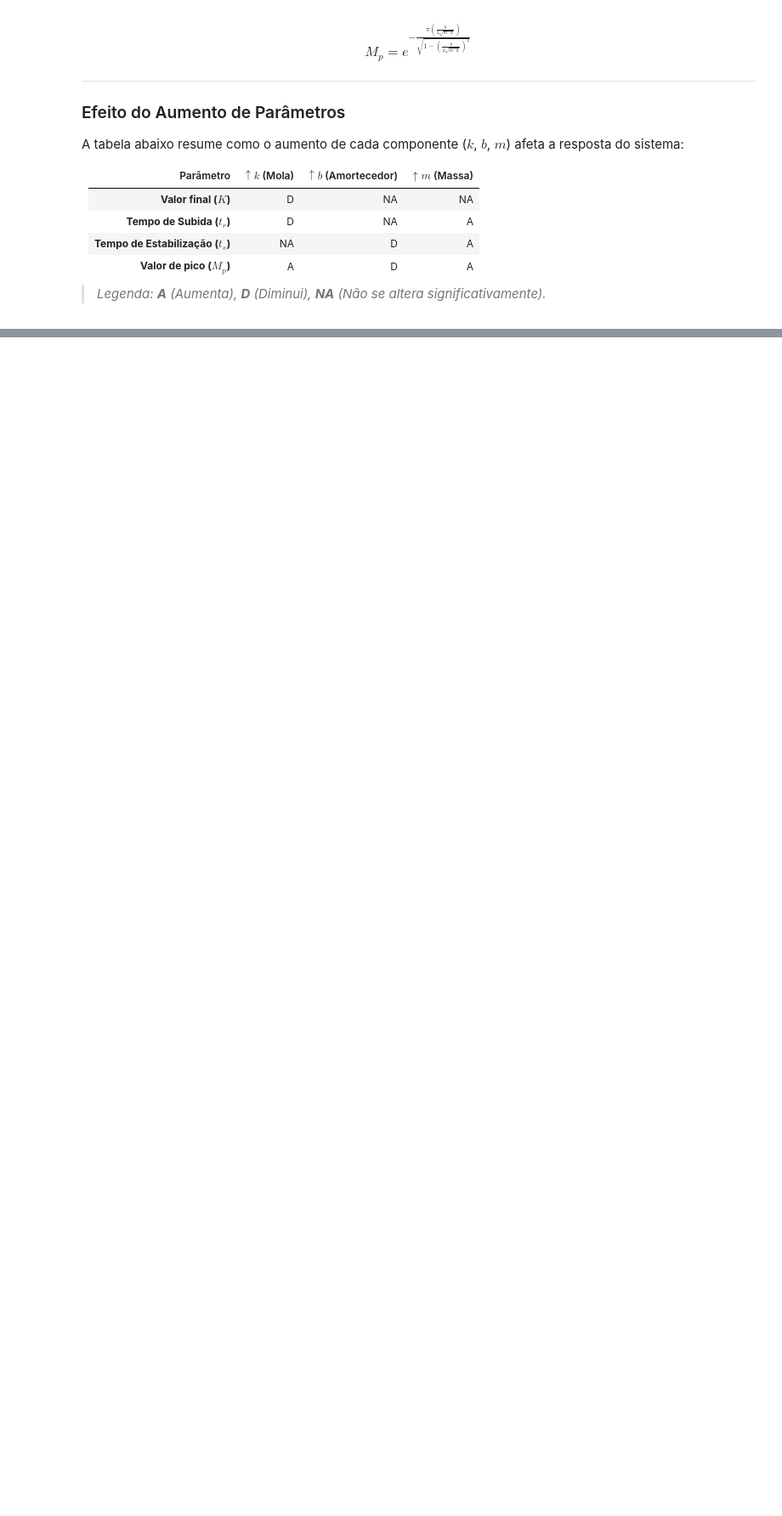
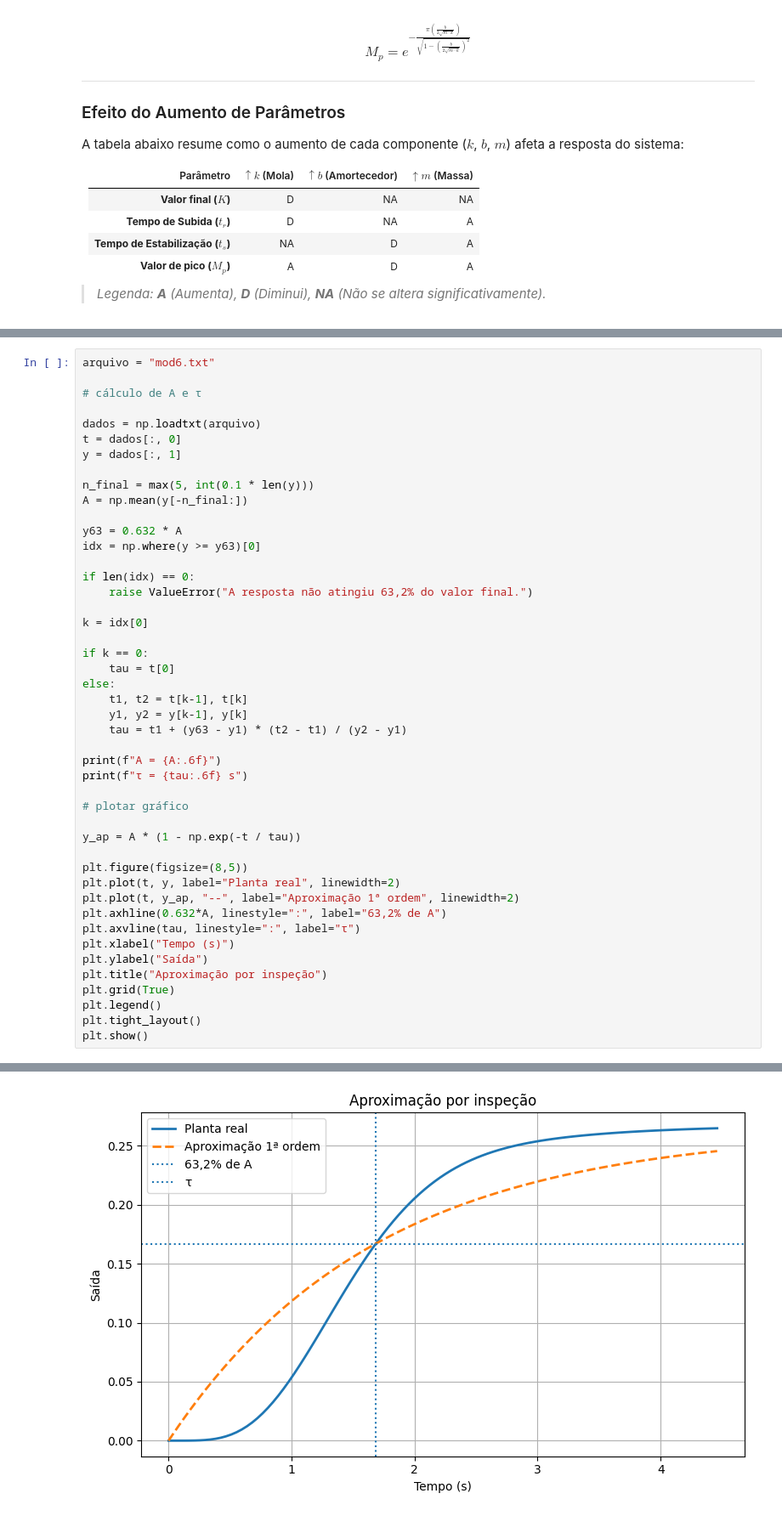
Before and after one commit to mwariene/EA722, a Jupyter notebook: EXP_1/roteiro_1.ipynb, the cells around one changed output, grey strips where cells are left out. Shown at 85% size. Cells and saved outputs as stored; diff of their text form; blank space fills up the shorter version.

```diff
--- a/EXP_1/roteiro_1.ipynb
+++ b/EXP_1/roteiro_1.ipynb
@@ -107,0 +229,47 @@ m = 3.1759456088866593, b = 5.003019722594189, k = 2.9999999920731
+# %%
+arquivo = "mod6.txt"
+
+# cálculo de A e τ
+
+dados = np.loadtxt(arquivo)
+t = dados[:, 0]
+y = dados[:, 1]
+
+n_final = max(5, int(0.1 * len(y)))
+A = np.mean(y[-n_final:])
+
+y63 = 0.632 * A
+idx = np.where(y >= y63)[0]
+
+if len(idx) == 0:
+    raise ValueError("A resposta não atingiu 63,2% do valor final.")
+
+k = idx[0]
+
+if k == 0:
+    tau = t[0]
+else:
+    t1, t2 = t[k-1], t[k]
+    y1, y2 = y[k-1], y[k]
+    tau = t1 + (y63 - y1) * (t2 - t1) / (y2 - y1)
+
+print(f"A = {A:.6f}")
+print(f"τ = {tau:.6f} s")
+
+# plotar gráfico
+
+y_ap = A * (1 - np.exp(-t / tau))
+
+plt.figure(figsize=(8,5))
+plt.plot(t, y, label="Planta real", linewidth=2)
+plt.plot(t, y_ap, "--", label="Aproximação 1ª ordem", linewidth=2)
+plt.axhline(0.632*A, linestyle=":", label="63,2% de A")
+plt.axvline(tau, linestyle=":", label="τ")
+plt.xlabel("Tempo (s)")
+plt.ylabel("Saída")
+plt.title("Aproximação por inspeção")
+plt.grid(True)
+plt.legend()
+plt.tight_layout()
+plt.show()
+# %% [output]
@@ -107,0 +278 @@ m = 3.1759456088866593, b = 5.003019722594189, k = 2.9999999920731
+[figure, added]
```
Also changed, not shown: parts of 16 cells of this notebook, 2 other files.
